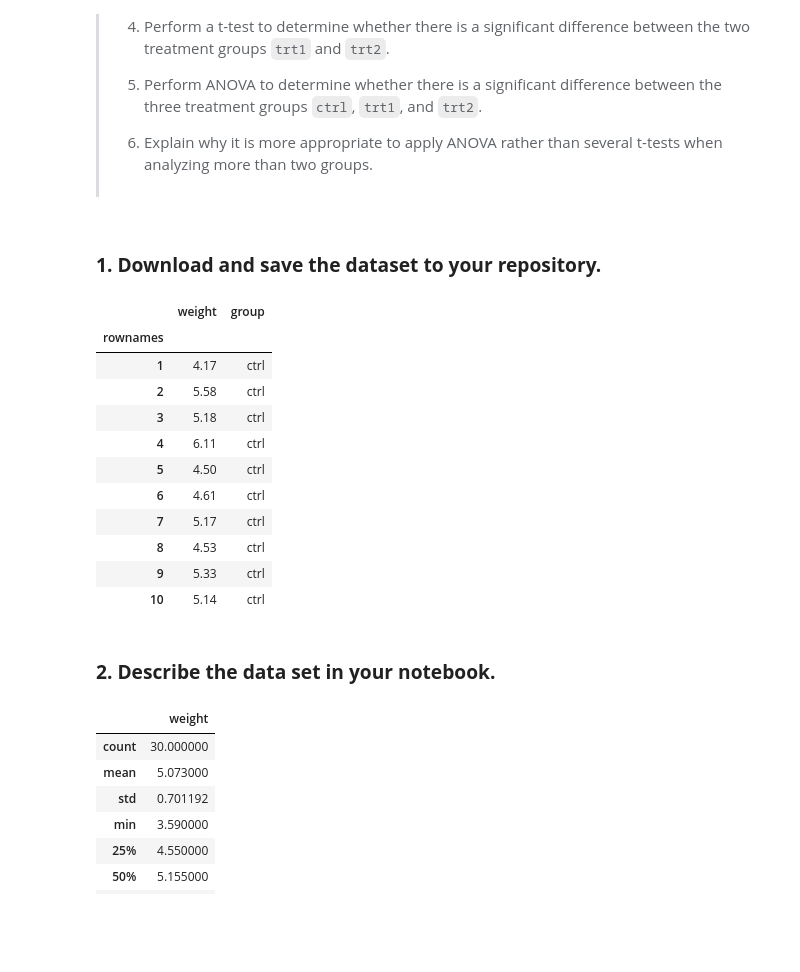
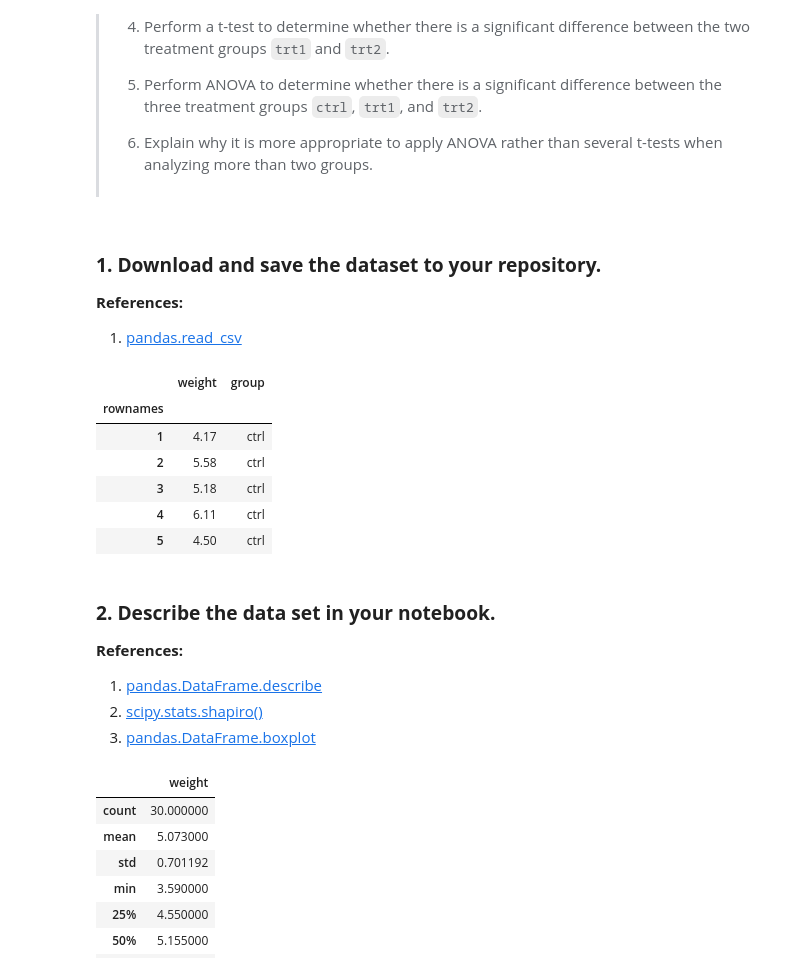
Before and after one commit to damienfarrell/applied-statistics, a Jupyter notebook: project.ipynb, the cells around one changed output. Drawn from its saved outputs; the diff is of its cells as text; code cells hidden in the pictures; blank space fills up the shorter version.

```diff
--- a/project.ipynb
+++ b/project.ipynb
@@ -42,25 +44,28 @@ In doing this you should:
 > <br><br>
 # %% [markdown]
 ### **1. Download and save the dataset to your repository.**
+
+**References:**
+1. [pandas.read_csv](https://pandas.pydata.org/docs/reference/api/pandas.read_csv.html#pandas-read-csv)
 # %%
 df = pd.read_csv('data/plantgrowth.csv', index_col=0)
 
-df.head(10)
+df.head(5)
 # %% [output]
 |  | weight | group |
 | rownames |  |  |
 | 1 | 4.17 | ctrl |
 | 2 | 5.58 | ctrl |
 | 3 | 5.18 | ctrl |
 | 4 | 6.11 | ctrl |
 | 5 | 4.50 | ctrl |
-| 6 | 4.61 | ctrl |
-| 7 | 5.17 | ctrl |
-| 8 | 4.53 | ctrl |
-| 9 | 5.33 | ctrl |
-| 10 | 5.14 | ctrl |
-# %% [markdown]
-### **2. Describe the data set in your notebook.**
+# %% [markdown]
+### **2. Describe the data set in your notebook.**
+
+**References:**
+1. [pandas.DataFrame.describe](https://pandas.pydata.org/docs/reference/api/pandas.DataFrame.describe.html#pandas-dataframe-describe)
+1. [scipy.stats.shapiro()](https://docs.scipy.org/doc/scipy/reference/generated/scipy.stats.shapiro.html#shapiro)
+1. [pandas.DataFrame.boxplot](https://pandas.pydata.org/docs/reference/api/pandas.DataFrame.boxplot.html#pandas-dataframe-boxplot)
 # %%
 df.describe()
 # %% [output]
```
Also changed, not shown: parts of 9 cells of this notebook, 1 other file.
